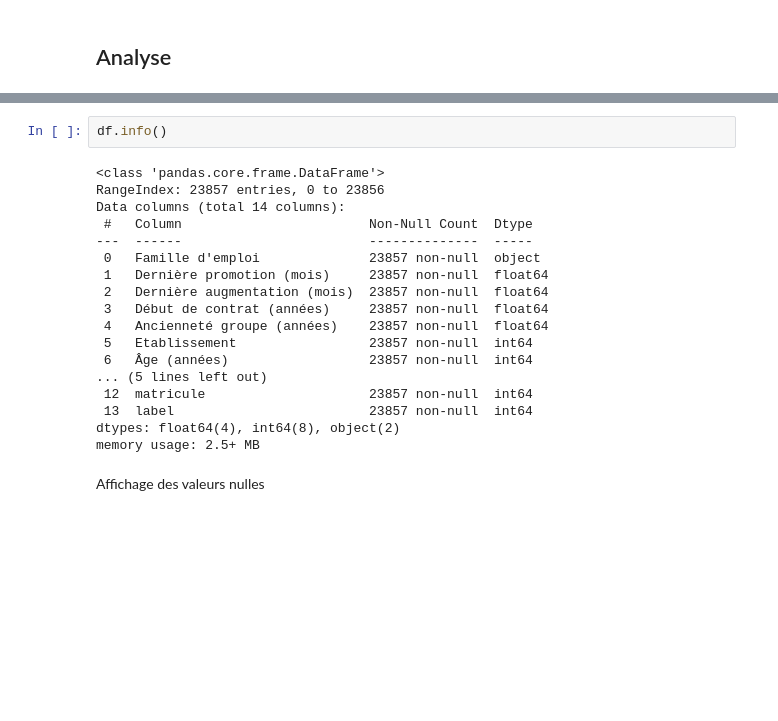
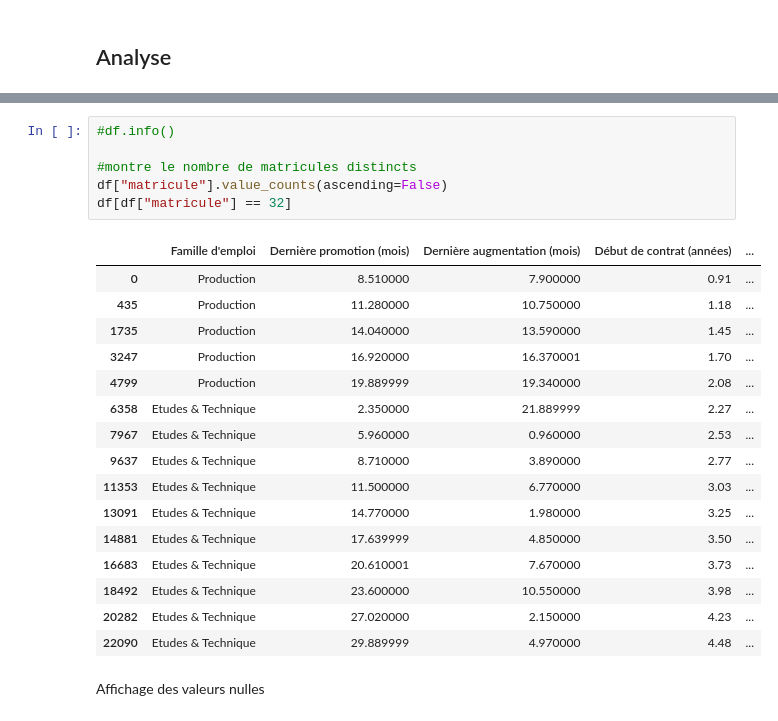
Before and after one commit to hughdmr/REXIA, a Jupyter notebook: RH_DHARDEMARE_PETIT_VAUTERIN.ipynb, the cells around one changed output, grey strips where cells are left out. Drawn from its saved outputs; the diff is of its cells as text; blank space fills up the shorter version.

```diff
--- a/RH_DHARDEMARE_PETIT_VAUTERIN.ipynb
+++ b/RH_DHARDEMARE_PETIT_VAUTERIN.ipynb
@@ -26,25 +26,28 @@ df.describe()
 | 75% | 41.400002 | 10.340000 | 11.070000 | 16.320000 | 28.000000 | ... |
 | max | 152.970001 | 84.050003 | 33.119999 | 45.619999 | 36.000000 | ... |
 # %%
-df.info()
+#df.info()
+
+#montre le nombre de matricules distincts
+df["matricule"].value_counts(ascending=False)
+df[df["matricule"] == 32]
 # %% [output]
-<class 'pandas.core.frame.DataFrame'>
-RangeIndex: 23857 entries, 0 to 23856
-Data columns (total 14 columns):
- #   Column                        Non-Null Count  Dtype
----  ------                        --------------  -----
- 0   Famille d'emploi              23857 non-null  object
- 1   Dernière promotion (mois)     23857 non-null  float64
- 2   Dernière augmentation (mois)  23857 non-null  float64
- 3   Début de contrat (années)     23857 non-null  float64
- 4   Ancienneté groupe (années)    23857 non-null  float64
- 5   Etablissement                 23857 non-null  int64
- 6   Âge (années)                  23857 non-null  int64
-... (5 lines left out)
- 12  matricule                     23857 non-null  int64
- 13  label                         23857 non-null  int64
-dtypes: float64(4), int64(8), object(2)
-memory usage: 2.5+ MB
+|  | Famille d'emploi | Dernière promotion (mois) | Dernière augmentation (mois) | Début de contrat (années) | ... |
+| 0 | Production | 8.510000 | 7.900000 | 0.91 | ... |
+| 435 | Production | 11.280000 | 10.750000 | 1.18 | ... |
+| 1735 | Production | 14.040000 | 13.590000 | 1.45 | ... |
+| 3247 | Production | 16.920000 | 16.370001 | 1.70 | ... |
+| 4799 | Production | 19.889999 | 19.340000 | 2.08 | ... |
+| 6358 | Etudes & Technique | 2.350000 | 21.889999 | 2.27 | ... |
+| 7967 | Etudes & Technique | 5.960000 | 0.960000 | 2.53 | ... |
+| 9637 | Etudes & Technique | 8.710000 | 3.890000 | 2.77 | ... |
+| 11353 | Etudes & Technique | 11.500000 | 6.770000 | 3.03 | ... |
+| 13091 | Etudes & Technique | 14.770000 | 1.980000 | 3.25 | ... |
+| 14881 | Etudes & Technique | 17.639999 | 4.850000 | 3.50 | ... |
+| 16683 | Etudes & Technique | 20.610001 | 7.670000 | 3.73 | ... |
+| 18492 | Etudes & Technique | 23.600000 | 10.550000 | 3.98 | ... |
+| 20282 | Etudes & Technique | 27.020000 | 2.150000 | 4.23 | ... |
+| 22090 | Etudes & Technique | 29.889999 | 4.970000 | 4.48 | ... |
 # %% [markdown]
 Affichage des valeurs nulles
 # %%
```
Also changed, not shown: parts of 9 cells of this notebook.
